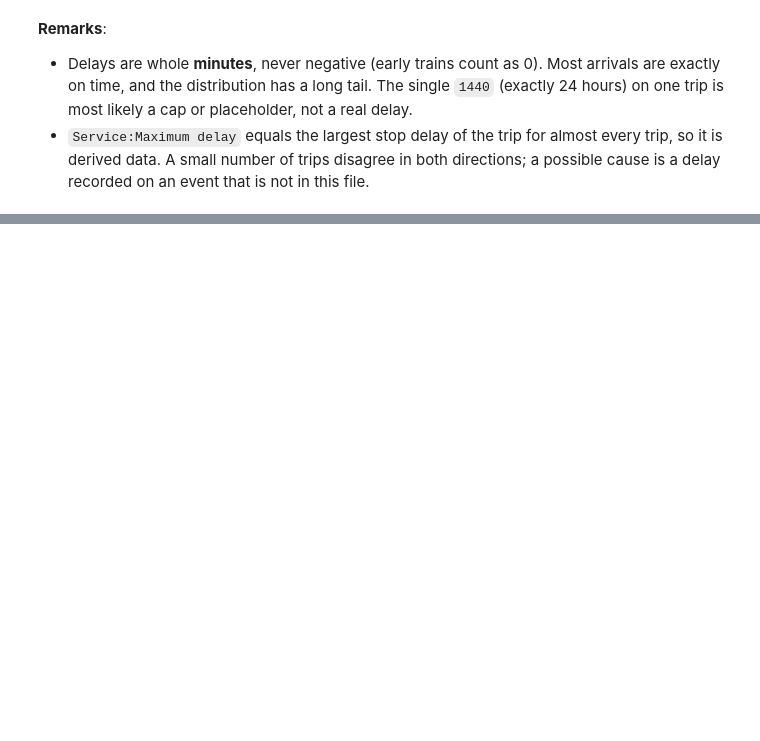
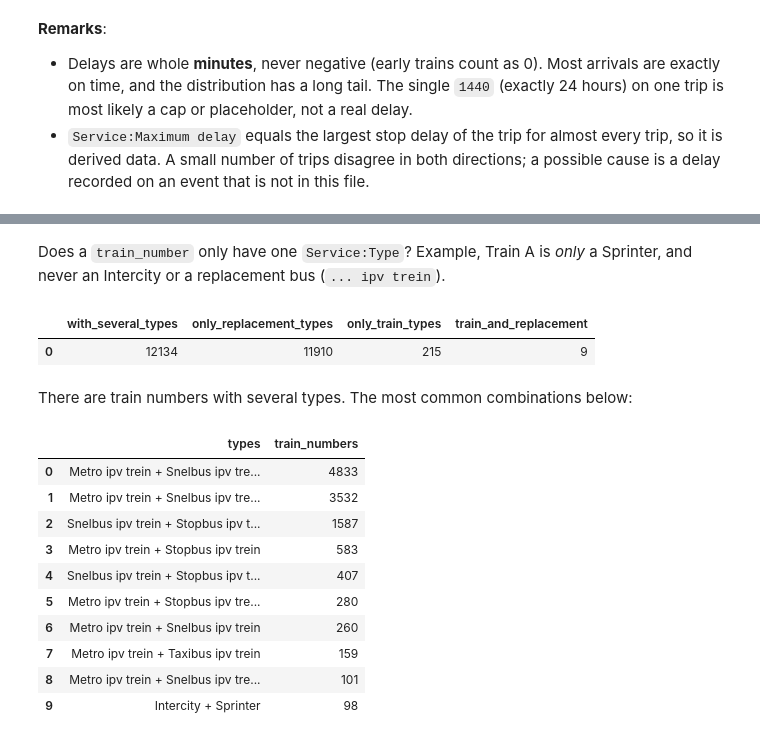
Before and after one commit to clavzno/mono4db, a Jupyter notebook: dutch_railway/notebooks/eda.ipynb, the cells around one changed output, grey strips where cells are left out. Cells and saved outputs as stored; diff of their text form; code cells hidden in the pictures; blank space fills up the shorter version.

```diff
--- a/dutch_railway/notebooks/eda.ipynb
+++ b/dutch_railway/notebooks/eda.ipynb
@@ -563,0 +619,47 @@ con.sql("""
+# %% [markdown]
+Does a `train_number` only have one `Service:Type`? Example, Train A is _only_ a Sprinter, and never an Intercity or a replacement bus (`... ipv trein`).
+# %%
+con.sql("""
+    WITH t AS (
+        SELECT "Service:Train number",
+               count(DISTINCT "Service:Type") FILTER ("Service:Type" LIKE '% ipv trein')     AS n_replacement_types,
+               count(DISTINCT "Service:Type") FILTER (NOT "Service:Type" LIKE '% ipv trein') AS n_train_types
+        FROM staged GROUP BY 1
+        HAVING count(DISTINCT "Service:Type") > 1
+    )
+    SELECT count(*)                                                       AS with_several_types,
+           count(*) FILTER (n_train_types = 0)                            AS only_replacement_types,
+           count(*) FILTER (n_replacement_types = 0)                      AS only_train_types,
+           count(*) FILTER (n_train_types > 0 AND n_replacement_types > 0) AS train_and_replacement
+    FROM t
+""").df()
+# %% [output]
+|  | with_several_types | only_replacement_types | only_train_types | train_and_replacement |
+| 0 | 12134 | 11910 | 215 | 9 |
+# %% [markdown]
+There are train numbers with several types. The most common combinations below:
+# %%
+pd.set_option("display.max_colwidth", None)  # show the full type combinations
+con.sql("""
+    WITH t AS (
+        SELECT "Service:Train number",
+               string_agg(DISTINCT "Service:Type", ' + ' ORDER BY "Service:Type") AS types,
+               count(DISTINCT "Service:Type")                                     AS n_types
+        FROM staged GROUP BY 1
+    )
+    SELECT types, count(*) AS train_numbers
+    FROM t WHERE n_types > 1
+    GROUP BY 1 ORDER BY train_numbers DESC LIMIT 10
+""").df()
+# %% [output]
+|  | types | train_numbers |
+| 0 | Metro ipv trein + Snelbus ipv tre... | 4833 |
+| 1 | Metro ipv trein + Snelbus ipv tre... | 3532 |
+| 2 | Snelbus ipv trein + Stopbus ipv t... | 1587 |
+| 3 | Metro ipv trein + Stopbus ipv trein | 583 |
+| 4 | Snelbus ipv trein + Stopbus ipv t... | 407 |
+| 5 | Metro ipv trein + Stopbus ipv tre... | 280 |
+| 6 | Metro ipv trein + Snelbus ipv trein | 260 |
+| 7 | Metro ipv trein + Taxibus ipv trein | 159 |
+| 8 | Metro ipv trein + Snelbus ipv tre... | 101 |
+| 9 | Intercity + Sprinter | 98 |
```
Also changed, not shown: parts of 33 cells of this notebook.
